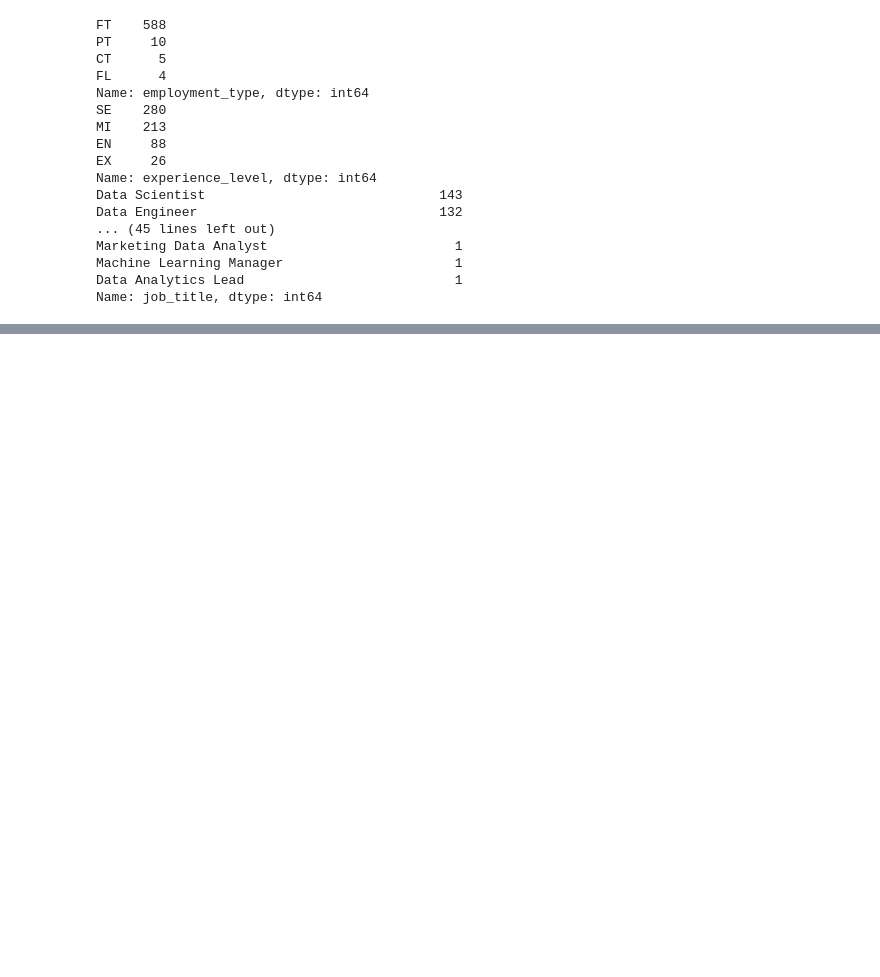
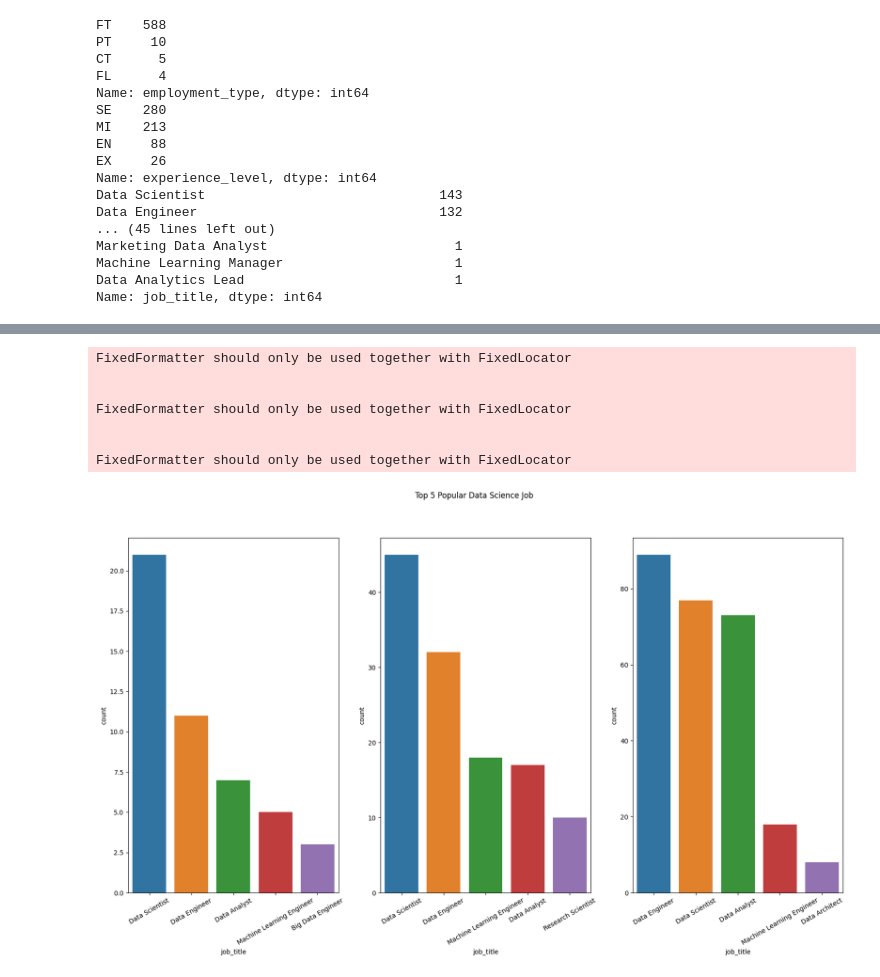
Before and after one commit to theo-thanhlam/data_science_salary, a Jupyter notebook: ds_salaries.ipynb, the cells around one changed output, grey strips where cells are left out. Cells and saved outputs as stored; diff of their text form; code cells hidden in the pictures; blank space fills up the shorter version.

```diff
--- a/ds_salaries.ipynb
+++ b/ds_salaries.ipynb
@@ -106,0 +121,28 @@ plt.show()
+# %%
+#Top job in each year
+jobs_each_year = ds.groupby("work_year")['job_title'].value_counts().to_frame("count").reset_index(level=1)
+
+
+def top5_year(year=int(),df=jobs_each_year):
+    return df.loc[year].nlargest(n=5, columns='count')
+
+top5_job = [top5_year(2020),top5_year(2021),top5_year(2022)]
+# %%
+# draw top 5 each year
+fig, axes = plt.subplots(1,3,figsize =(20,10))
+fig.suptitle("Top 5 Popular Data Science Job")
+
+#Rotate x label
+for i in range(3):
+    axes[i].set_xticklabels(axes[i].get_xticklabels(),rotation = 30)
+    sns.barplot(ax = axes[i],data=top5_job[i], x='job_title', y='count')
+plt.show()
+# %% [output]
+FixedFormatter should only be used together with FixedLocator
+
+
+FixedFormatter should only be used together with FixedLocator
+
+
+FixedFormatter should only be used together with FixedLocator
+[figure, added]
```
Also changed, not shown: parts of 3 cells of this notebook.
